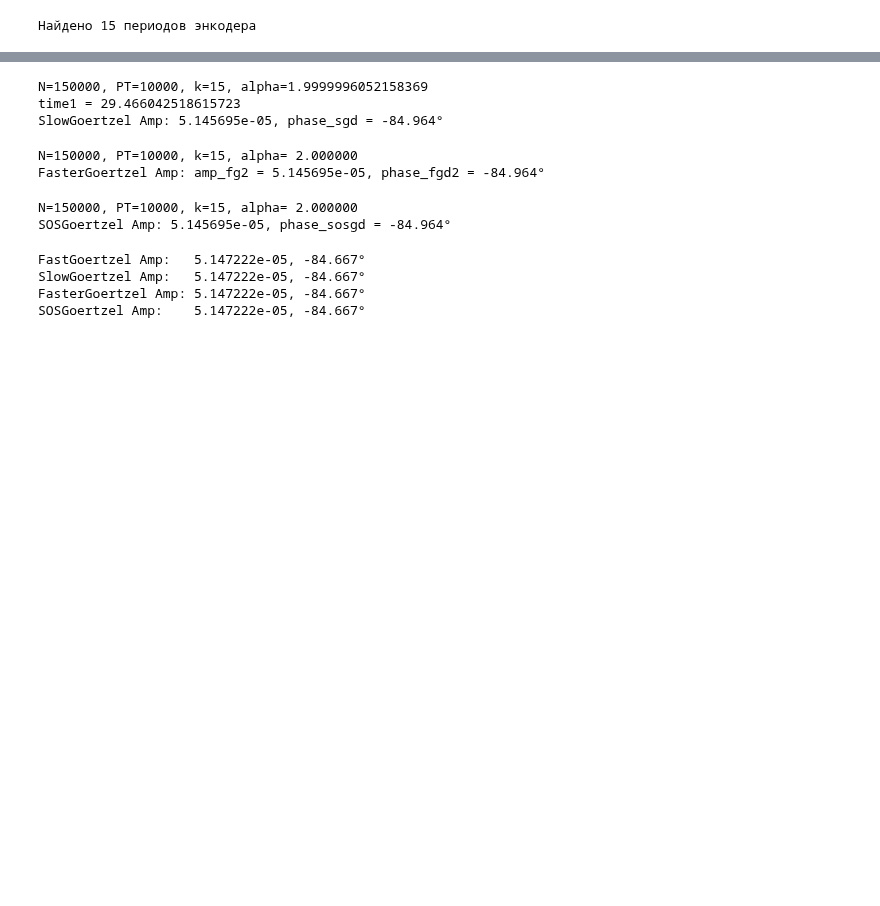
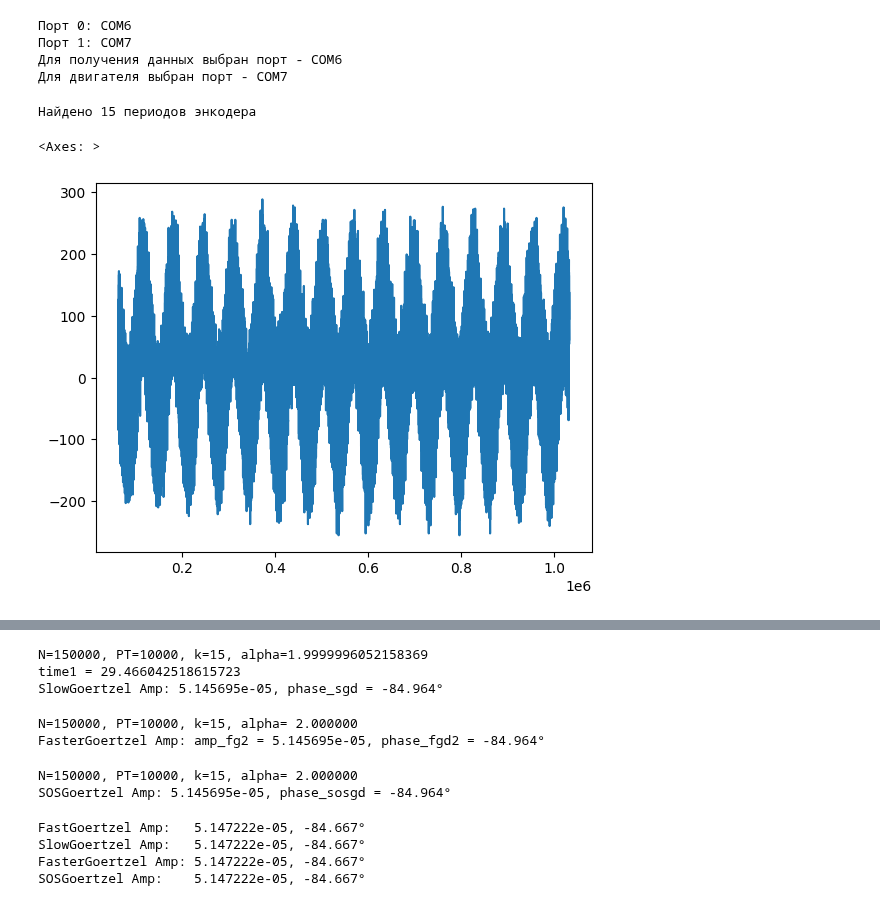
Before and after one commit to BuslaySt/Helmholz-Polymagnit, a Jupyter notebook: code/HarmData_fast.ipynb, the cells around one changed output, grey strips where cells are left out. Drawn from its saved outputs; the diff is of its cells as text; code cells hidden in the pictures; blank space fills up the shorter version.

```diff
--- a/code/HarmData_fast.ipynb
+++ b/code/HarmData_fast.ipynb
@@ -8,7 +8,7 @@ from scipy import signal
 import time, os
 from datetime import datetime
 # %%
-a = 0 # int(input('Считывать с катушек (1) или файла (0)?'))
+a = 1 # int(input('Считывать с катушек (1) или файла (0)?'))
 # %%
 if a:
     # Выбор порта данных с катушек
@@ -26,6 +26,11 @@ if a:
         port_motor = ports[1].device
         print(f'Для получения данных выбран порт - {port}')
         print(f'Для двигателя выбран порт - {port_motor}')
+# %% [output]
+Порт 0: COM6
+Порт 1: COM7
+Для получения данных выбран порт - COM6
+Для двигателя выбран порт - COM7
 # %%
 if a:
     # Отправка команды на вращение магнита
@@ -134,6 +136,13 @@ else:
         df_trimmed = df_filtered.iloc[start_idx:end_idx].copy()
 # %% [output]
 Найдено 15 периодов энкодера
+# %%
+%matplotlib inline
+df_trimmed.data.plot()
+# df_filtered.encoder.plot()
+# %% [output]
+<Axes: >
+[figure, added]
 # %%
 # Усредняем по значениям encoder и вычисляем интеграл по всему периоду данных
 # 1. Группировка по периодам (непрерывные одинаковые значения encoder)
```
Also changed, not shown: parts of 5 cells of this notebook.
